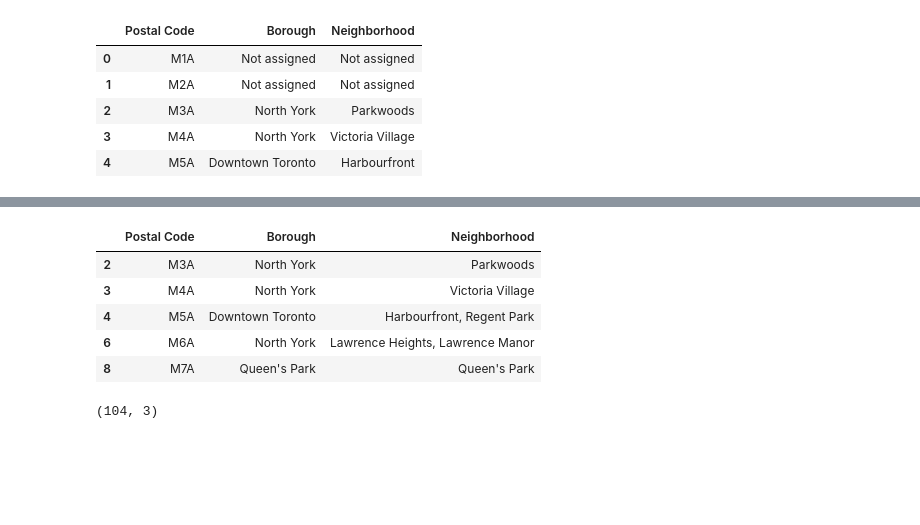
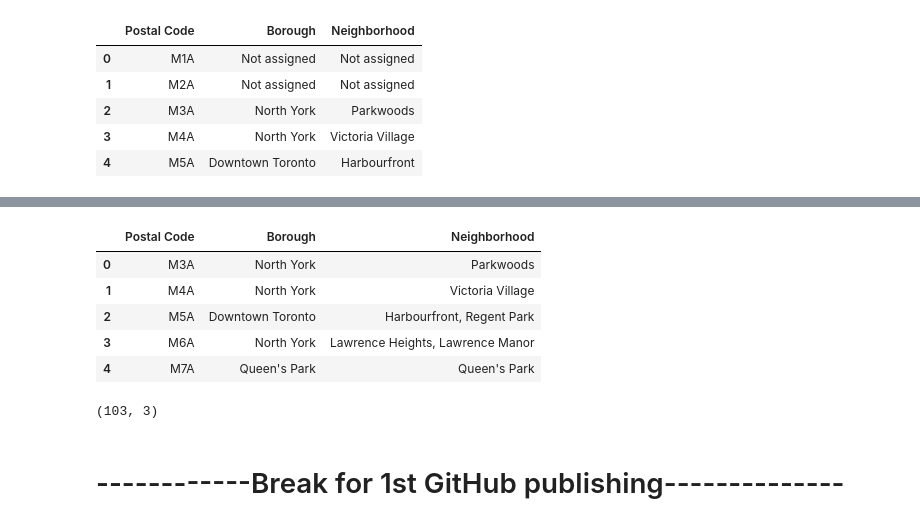
Before and after one commit to bsnyder9/Coursera_Capstone, a Jupyter notebook: Seg'ing + Clustering Nbrhds in Toronto.ipynb, the cells around one changed output, grey strips where cells are left out. Cells and saved outputs as stored; diff of their text form; code cells hidden in the pictures; blank space fills up the shorter version.

```diff
--- a/Seg'ing + Clustering Nbrhds in Toronto.ipynb
+++ b/Seg'ing + Clustering Nbrhds in Toronto.ipynb
@@ -25,6 +25,10 @@ for row in table.find_all('tr'):
 
 m_codes['Neighborhood'] = m_codes['Neighborhood'].str.strip('\n')
 
+m_codes['Neighborhood'].replace('', np.nan, inplace=True)
+
+m_codes.dropna(how='any', inplace=True)
+
 m_codes.head()
 # %% [output]
 |  | Postal Code | Borough | Neighborhood |
@@ -59,17 +68,21 @@ m_codes.head()
 # %%
 #m_codes['Neighborhood'] = np.where(m_codes['Neighborhood'] == "Not assigned", m_codes['Borough'], m_codes['Neighborhood'] )
 
 m_codes.loc[m_codes['Neighborhood'] == "Not assigned", 'Neighborhood'] = m_codes['Borough']
 
+m_codes.reset_index(inplace=True, drop=True)
+
 m_codes.head()
 # %% [output]
 |  | Postal Code | Borough | Neighborhood |
-| 2 | M3A | North York | Parkwoods |
-| 3 | M4A | North York | Victoria Village |
-| 4 | M5A | Downtown Toronto | Harbourfront, Regent Park |
-| 6 | M6A | North York | Lawrence Heights, Lawrence Manor |
-| 8 | M7A | Queen's Park | Queen's Park |
+| 0 | M3A | North York | Parkwoods |
+| 1 | M4A | North York | Victoria Village |
+| 2 | M5A | Downtown Toronto | Harbourfront, Regent Park |
+| 3 | M6A | North York | Lawrence Heights, Lawrence Manor |
+| 4 | M7A | Queen's Park | Queen's Park |
 # %%
 m_codes.shape
 # %% [output]
-(104, 3)
+(103, 3)
+# %% [markdown]
+# ------------Break for 1st GitHub publishing--------------
```
Also changed, not shown: parts of 35 cells of this notebook.
